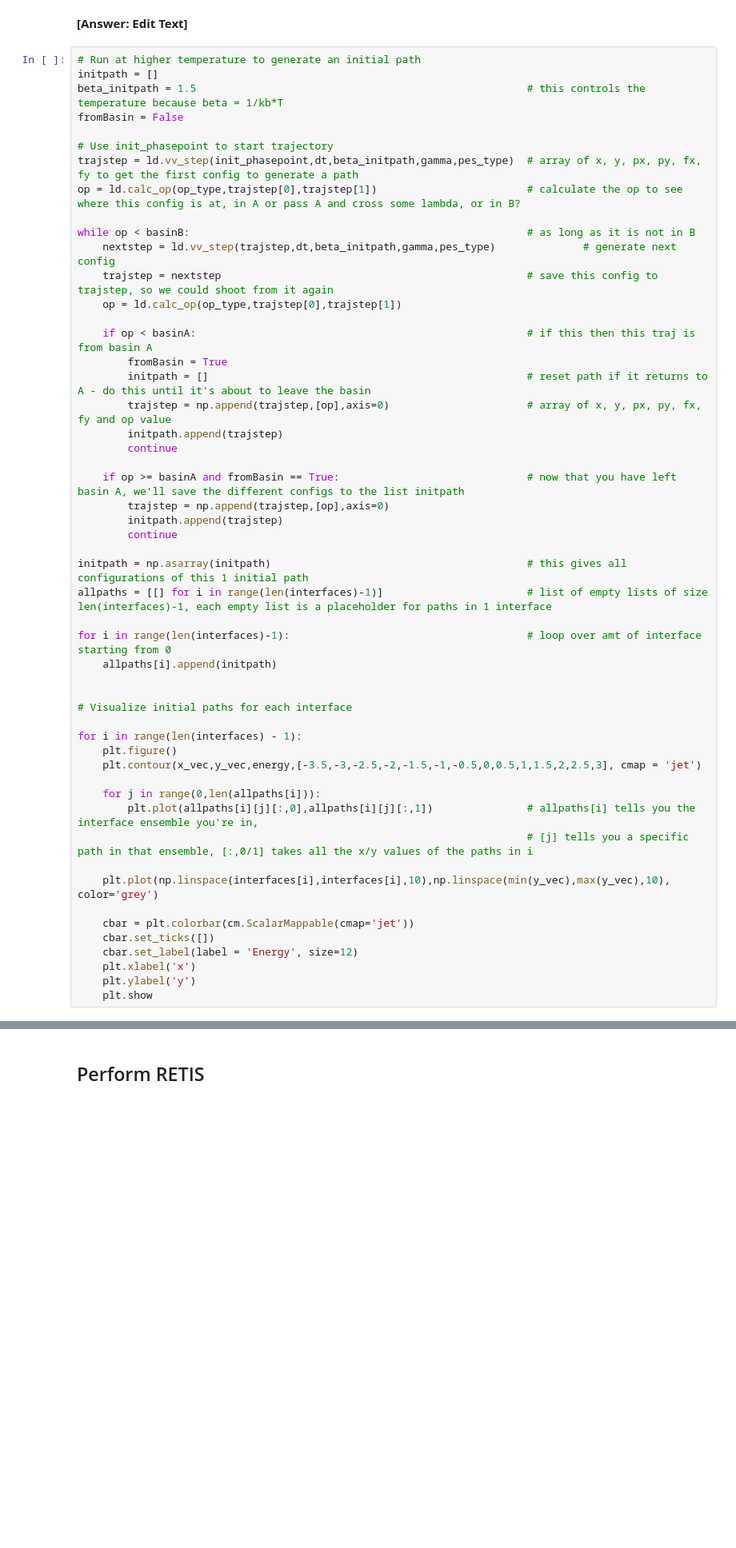
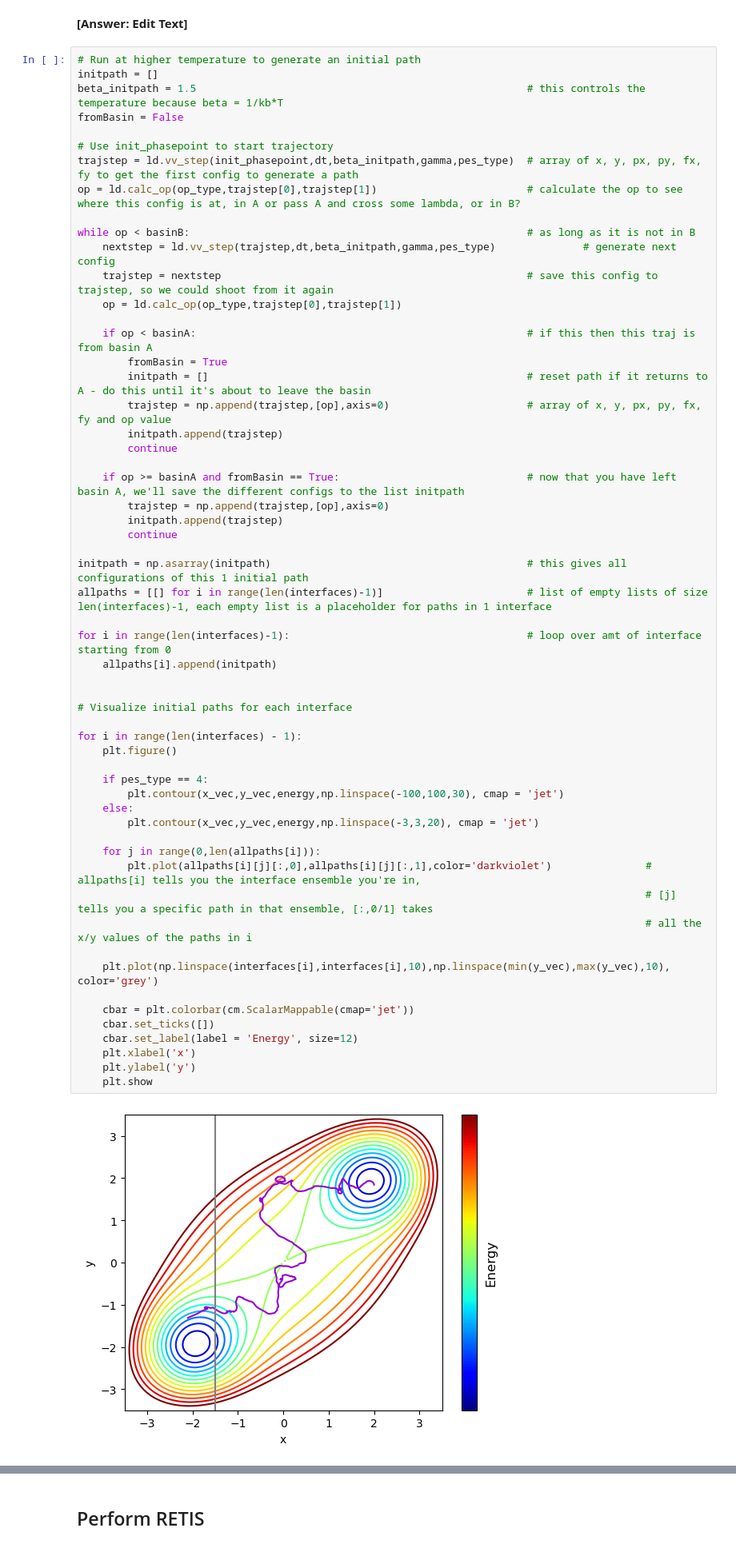
Before and after one commit to minhx010/iCoMSE-planning-spring2023, a Jupyter notebook: (RE)TIS-Code.ipynb, the cells around one changed output, grey strips where cells are left out. Shown at 80% size. Saved outputs shown, nothing was run; the diff lists cells and outputs as text; blank space fills up the shorter version.

```diff
--- a/(RE)TIS-Code.ipynb
+++ b/(RE)TIS-Code.ipynb
@@ -250,33 +293,40 @@ while op < basinB:                                                      # as lon
         initpath.append(trajstep)
         continue
 
     if op >= basinA and fromBasin == True:                              # now that you have left basin A, we'll save the different configs to the list initpath
         trajstep = np.append(trajstep,[op],axis=0)
         initpath.append(trajstep)
         continue
 
 initpath = np.asarray(initpath)                                         # this gives all configurations of this 1 initial path
 allpaths = [[] for i in range(len(interfaces)-1)]                       # list of empty lists of size len(interfaces)-1, each empty list is a placeholder for paths in 1 interface
 
 for i in range(len(interfaces)-1):                                      # loop over amt of interface starting from 0
     allpaths[i].append(initpath)
 
 
 # Visualize initial paths for each interface
 
 for i in range(len(interfaces) - 1):
     plt.figure()
-    plt.contour(x_vec,y_vec,energy,[-3.5,-3,-2.5,-2,-1.5,-1,-0.5,0,0.5,1,1.5,2,2.5,3], cmap = 'jet')
+
+    if pes_type == 4:
+        plt.contour(x_vec,y_vec,energy,np.linspace(-100,100,30), cmap = 'jet')
+    else:
+        plt.contour(x_vec,y_vec,energy,np.linspace(-3,3,20), cmap = 'jet')
 
     for j in range(0,len(allpaths[i])):
-        plt.plot(allpaths[i][j][:,0],allpaths[i][j][:,1])               # allpaths[i] tells you the interface ensemble you're in,
-                                                                        # [j] tells you a specific path in that ensemble, [:,0/1] takes all the x/y values of the paths in i
+        plt.plot(allpaths[i][j][:,0],allpaths[i][j][:,1],color='darkviolet')               # allpaths[i] tells you the interface ensemble you're in,
+                                                                                           # [j] tells you a specific path in that ensemble, [:,0/1] takes
+                                                                                           # all the x/y values of the paths in i
 
     plt.plot(np.linspace(interfaces[i],interfaces[i],10),np.linspace(min(y_vec),max(y_vec),10), color='grey')
 
     cbar = plt.colorbar(cm.ScalarMappable(cmap='jet'))
     cbar.set_ticks([])
     cbar.set_label(label = 'Energy', size=12)
     plt.xlabel('x')
     plt.ylabel('y')
     plt.show
+# %% [output]
+[figure, added]
```
Also changed, not shown: parts of 17 cells of this notebook, 4 other files.
